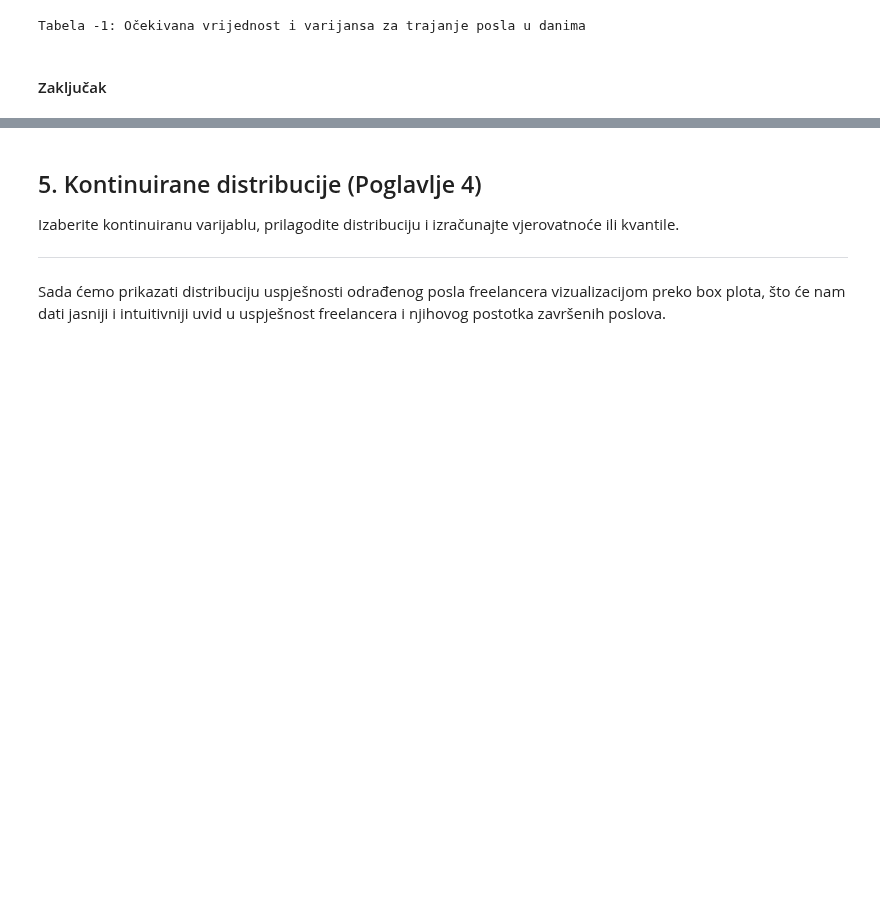
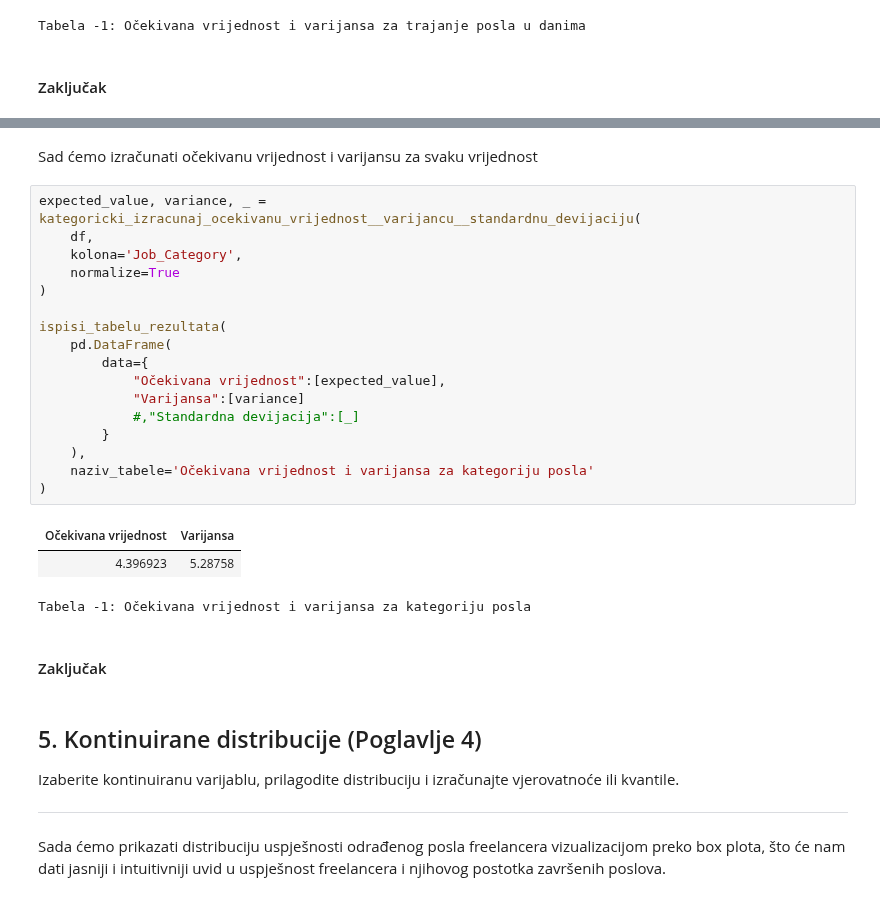
Before and after one commit to Ljut/PSAI-DSAI-datasets, a Jupyter notebook: VIS25_TIM1.ipynb, the cells around one changed output, grey strips where cells are left out. Cells and saved outputs as stored; diff of their text form; blank space fills up the shorter version.

```diff
--- a/VIS25_TIM1.ipynb
+++ b/VIS25_TIM1.ipynb
@@ -593,3 +631,28 @@ Tabela -1: Diskretna distribucija vjerovatnoće trajanja posla
+# %% [markdown]
+Sad ćemo izračunati očekivanu vrijednost i varijansu za svaku vrijednost
+# %%
+expected_value, variance, _ = kategoricki_izracunaj_ocekivanu_vrijednost__varijancu__standardnu_devijaciju(
+    df,
+    kolona='Job_Category',
+    normalize=True
+)
+
+ispisi_tabelu_rezultata(
+    pd.DataFrame(
+        data={
+            "Očekivana vrijednost":[expected_value],
+            "Varijansa":[variance]
+            #,"Standardna devijacija":[_]
+        }
+    ),
+    naziv_tabele='Očekivana vrijednost i varijansa za kategoriju posla'
+)
+# %% [output]
+| Očekivana vrijednost | Varijansa |
+| 4.396923 | 5.28758 |
+Tabela -1: Očekivana vrijednost i varijansa za kategoriju posla
+# %% [markdown]
+#### Zaključak
 # %% [markdown]
 ## 5. Kontinuirane distribucije (Poglavlje 4)
 
```
Also changed, not shown: parts of 10 cells of this notebook.
